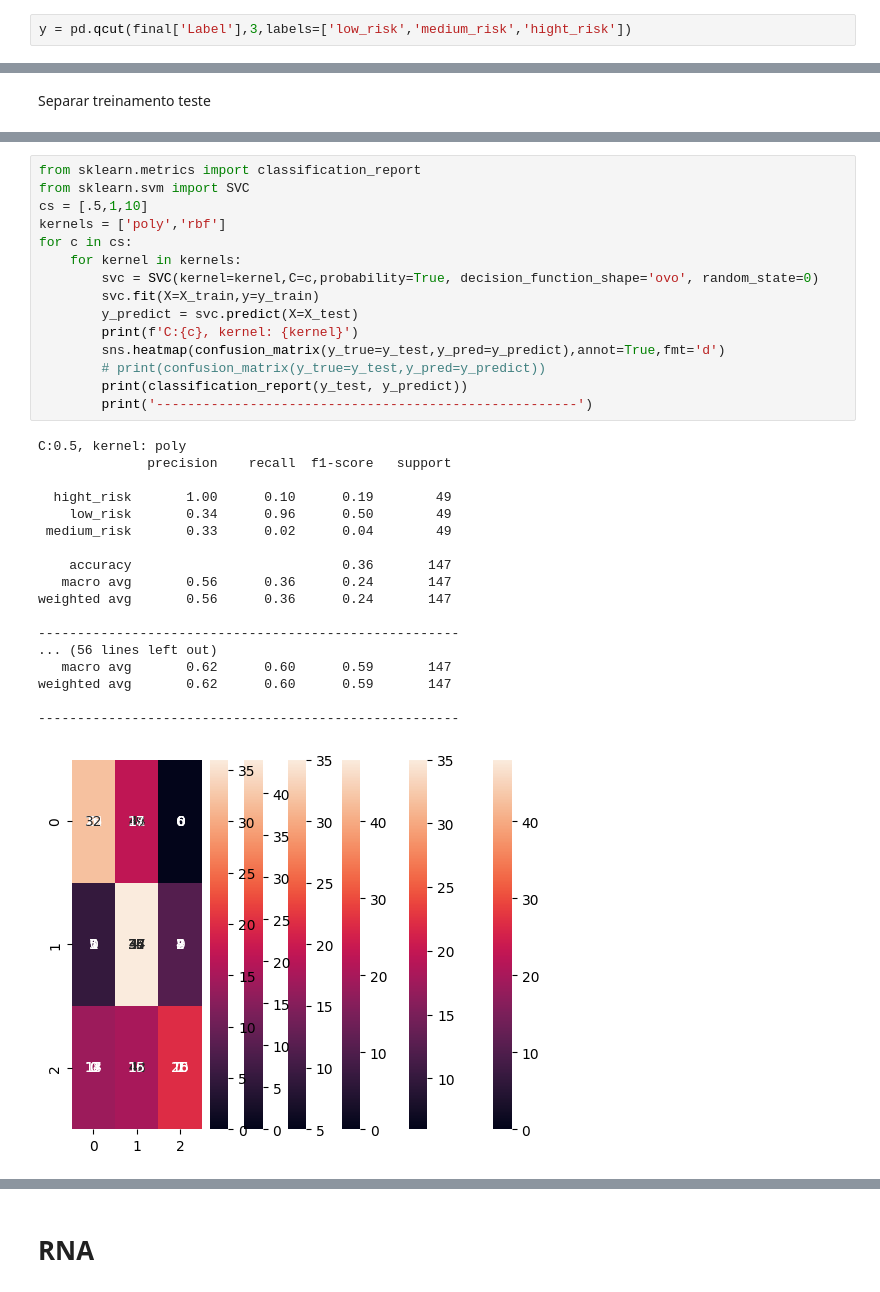
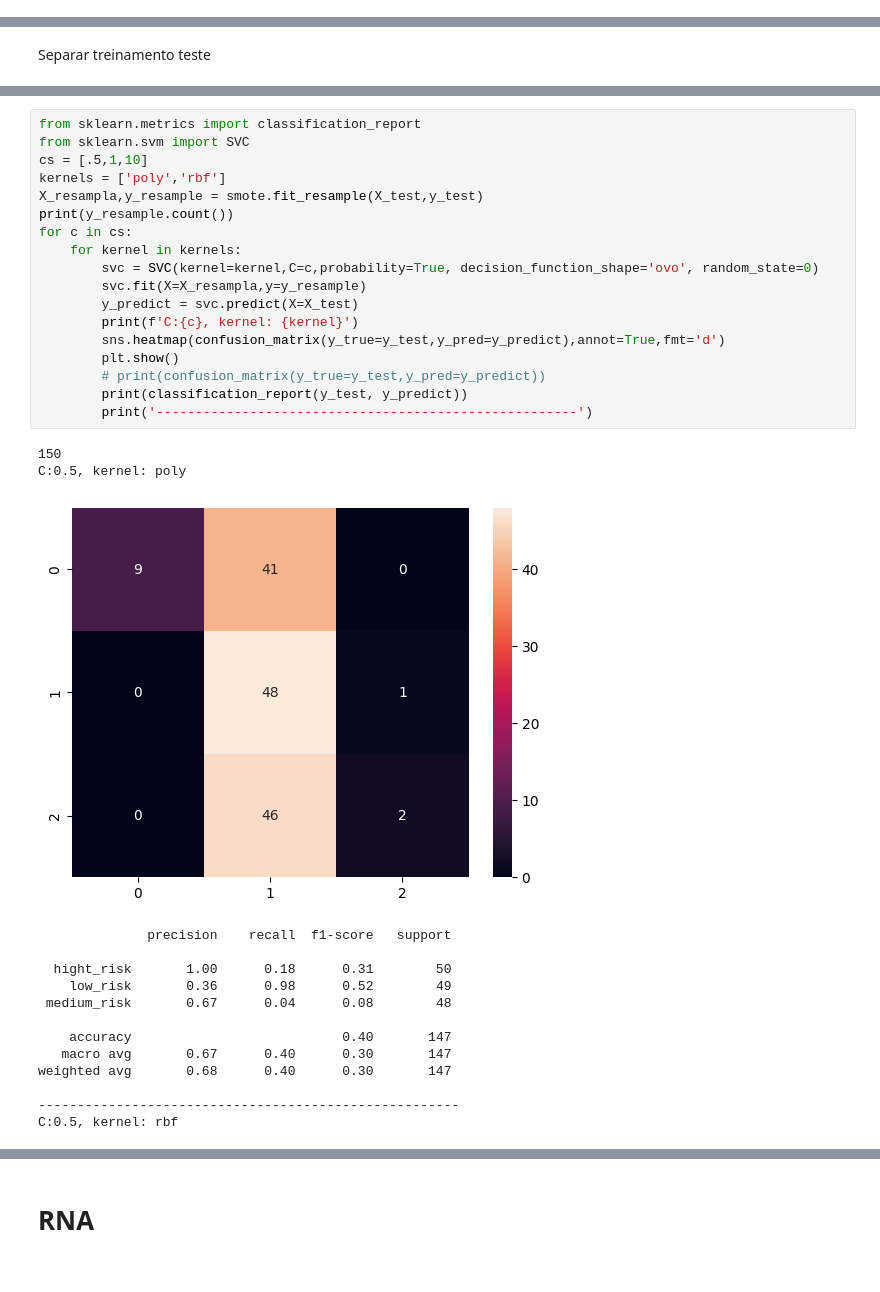
Before and after one commit to ErikMaia/tcc, a Jupyter notebook: src/analisys.ipynb, the cells around one changed output, grey strips where cells are left out. Saved outputs shown, nothing was run; the diff lists cells and outputs as text.

Commit message:
style:graph

```diff
--- a/src/analisys.ipynb
+++ b/src/analisys.ipynb
@@ -1349,5 +1352,3 @@ ValueError: could not convert string to float: 'low_risk'
-# %%
-y = pd.qcut(final['Label'],3,labels=['low_risk','medium_risk','hight_risk'])
 # %%
 sns.heatmap(corr, annot=True, fmt=".1f", cmap="mako",square=True,)
 plt.title('Matriz de Correlação')
@@ -1498,34 +1499,34 @@ X_train
 # %%
 from sklearn.metrics import classification_report
 from sklearn.svm import SVC
 cs = [.5,1,10]
 kernels = ['poly','rbf']
+X_resampla,y_resample = smote.fit_resample(X_test,y_test)
+print(y_resample.count())
 for c in cs:
     for kernel in kernels:
         svc = SVC(kernel=kernel,C=c,probability=True, decision_function_shape='ovo', random_state=0)
-        svc.fit(X=X_train,y=y_train)
+        svc.fit(X=X_resampla,y=y_resample)
         y_predict = svc.predict(X=X_test)
         print(f'C:{c}, kernel: {kernel}')
         sns.heatmap(confusion_matrix(y_true=y_test,y_pred=y_predict),annot=True,fmt='d')
+        plt.show()
         # print(confusion_matrix(y_true=y_test,y_pred=y_predict))
         print(classification_report(y_test, y_predict))
         print('------------------------------------------------------')
 # %% [output]
+150
 C:0.5, kernel: poly
-              precision    recall  f1-score   support
-
-  hight_risk       1.00      0.10      0.19        49
-    low_risk       0.34      0.96      0.50        49
- medium_risk       0.33      0.02      0.04        49
-
-    accuracy                           0.36       147
-   macro avg       0.56      0.36      0.24       147
-weighted avg       0.56      0.36      0.24       147
-
-------------------------------------------------------
-... (56 lines left out)
-   macro avg       0.62      0.60      0.59       147
-weighted avg       0.62      0.60      0.59       147
-
-------------------------------------------------------
-[figure, old version]
+[figure, new version]
+              precision    recall  f1-score   support
+
+  hight_risk       1.00      0.18      0.31        50
+    low_risk       0.36      0.98      0.52        49
+ medium_risk       0.67      0.04      0.08        48
+
+    accuracy                           0.40       147
+   macro avg       0.67      0.40      0.30       147
+weighted avg       0.68      0.40      0.30       147
+
+------------------------------------------------------
+C:0.5, kernel: rbf
```
Also changed, not shown: parts of 33 cells of this notebook.
